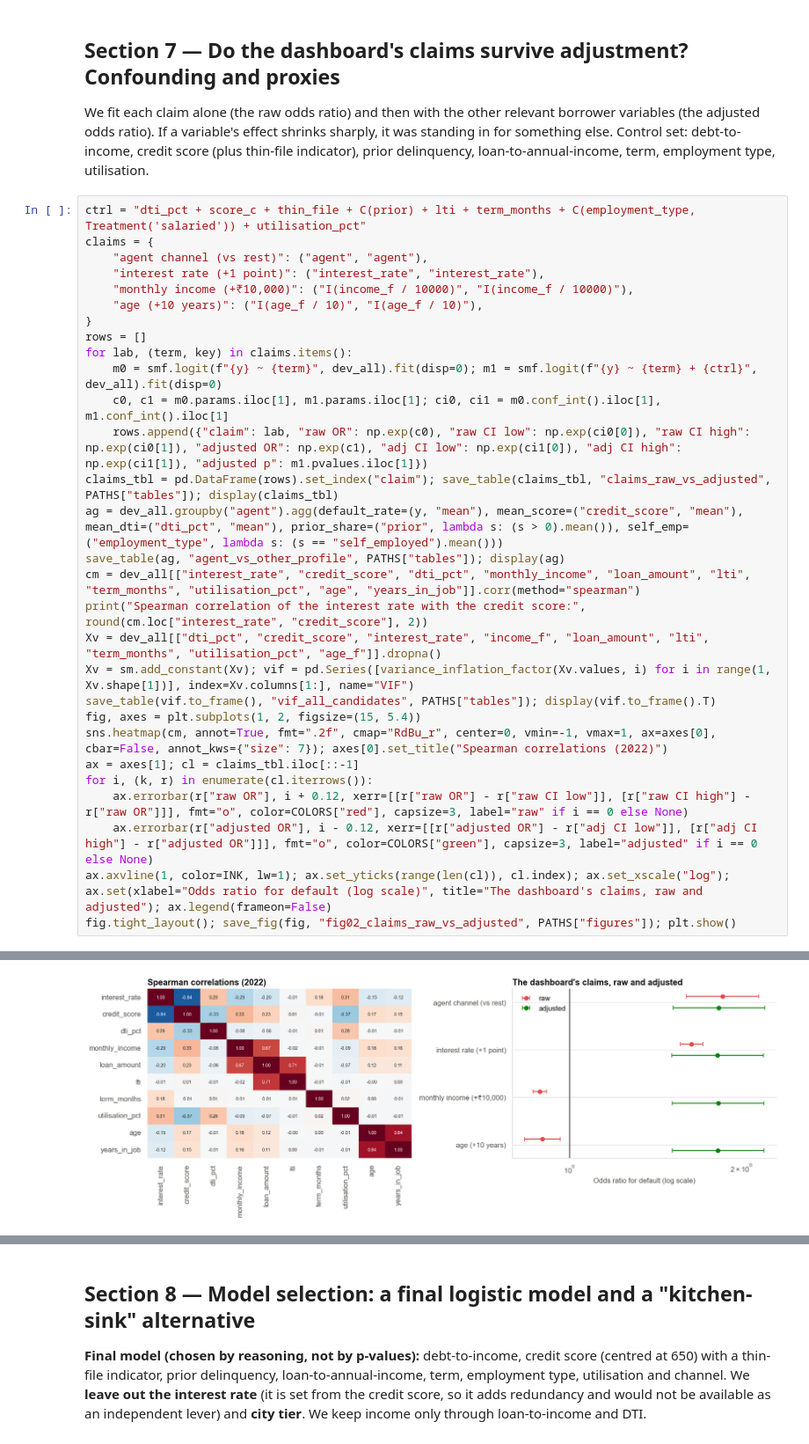
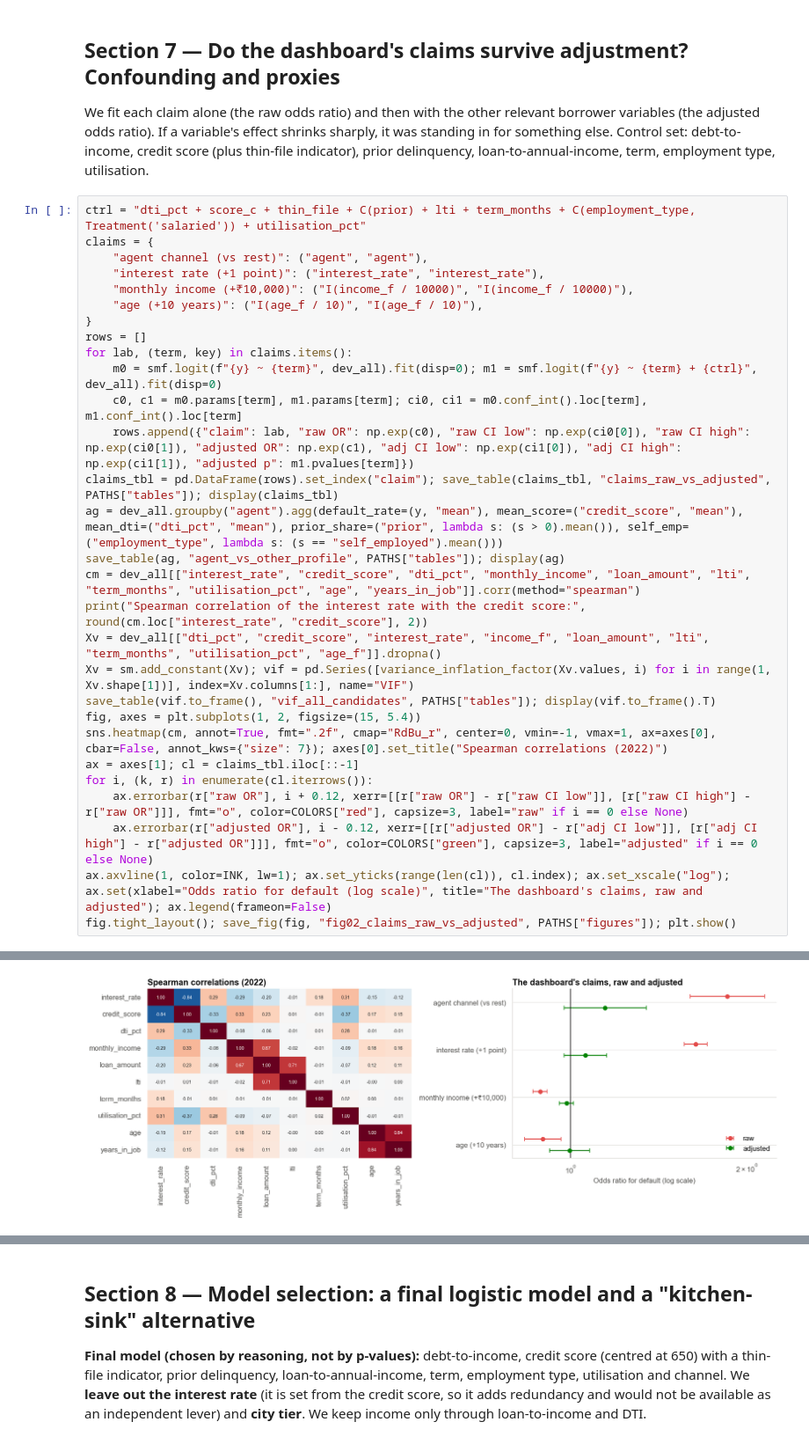
Before and after one commit to DhyanendraSinghSikarwar/case_studies, a Jupyter notebook: stats_case_study/case_studies/27_capstone_loan_default_drivers/notebooks/01_analysis.ipynb, the cells around one changed output, grey strips where cells are left out. Shown at 88% size. Saved outputs shown, nothing was run; the diff lists cells and outputs as text.

```diff
--- a/stats_case_study/case_studies/27_capstone_loan_default_drivers/notebooks/01_analysis.ipynb
+++ b/stats_case_study/case_studies/27_capstone_loan_default_drivers/notebooks/01_analysis.ipynb
@@ -285,8 +296,8 @@ claims = {
 rows = []
 for lab, (term, key) in claims.items():
     m0 = smf.logit(f"{y} ~ {term}", dev_all).fit(disp=0); m1 = smf.logit(f"{y} ~ {term} + {ctrl}", dev_all).fit(disp=0)
-    c0, c1 = m0.params.iloc[1], m1.params.iloc[1]; ci0, ci1 = m0.conf_int().iloc[1], m1.conf_int().iloc[1]
-    rows.append({"claim": lab, "raw OR": np.exp(c0), "raw CI low": np.exp(ci0[0]), "raw CI high": np.exp(ci0[1]), "adjusted OR": np.exp(c1), "adj CI low": np.exp(ci1[0]), "adj CI high": np.exp(ci1[1]), "adjusted p": m1.pvalues.iloc[1]})
+    c0, c1 = m0.params[term], m1.params[term]; ci0, ci1 = m0.conf_int().loc[term], m1.conf_int().loc[term]
+    rows.append({"claim": lab, "raw OR": np.exp(c0), "raw CI low": np.exp(ci0[0]), "raw CI high": np.exp(ci0[1]), "adjusted OR": np.exp(c1), "adj CI low": np.exp(ci1[0]), "adj CI high": np.exp(ci1[1]), "adjusted p": m1.pvalues[term]})
 claims_tbl = pd.DataFrame(rows).set_index("claim"); save_table(claims_tbl, "claims_raw_vs_adjusted", PATHS["tables"]); display(claims_tbl)
 ag = dev_all.groupby("agent").agg(default_rate=(y, "mean"), mean_score=("credit_score", "mean"), mean_dti=("dti_pct", "mean"), prior_share=("prior", lambda s: (s > 0).mean()), self_emp=("employment_type", lambda s: (s == "self_employed").mean()))
 save_table(ag, "agent_vs_other_profile", PATHS["tables"]); display(ag)
@@ -313,8 +324,8 @@ fig.tight_layout(); save_fig(fig, "fig02_claims_raw_vs_adjusted", PATHS["figures
 |  | default_rate | mean_score | mean_dti | prior_share | self_emp |
 | agent |  |  |  |  |  |
 | 0 | 0.0646 | 659.7722 | 24.5985 | 0.1555 | 0.2243 |
 | 1 | 0.1135 | 626.7178 | 26.9590 | 0.1966 | 0.2251 |
 Spearman correlation of the interest rate with the credit score: -0.84
 |  | dti_pct | credit_score | interest_rate | income_f | loan_amount | lti | term_months | utilisation_pct | ... |
 | VIF | 1.1790 | 4.3373 | 4.0142 | 5.5702 | 8.2880 | 3.9086 | 1.1227 | 1.2174 | ... |
-[figure, old version]
+[figure, new version]
```
Also changed, not shown: parts of 18 cells of this notebook, 17 other files.
